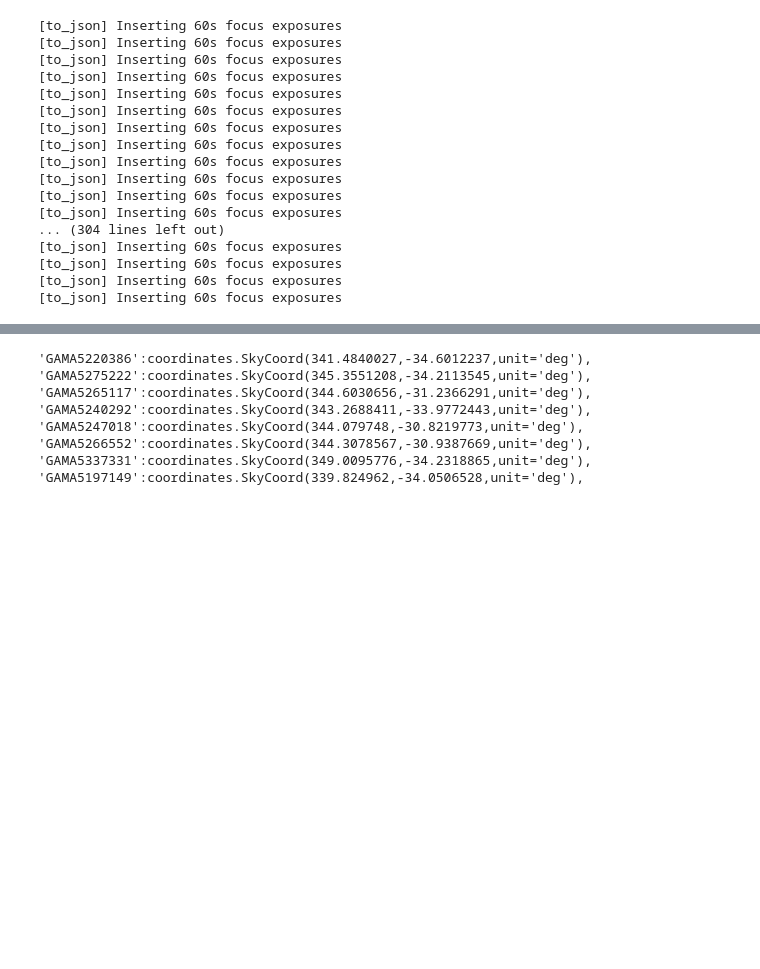
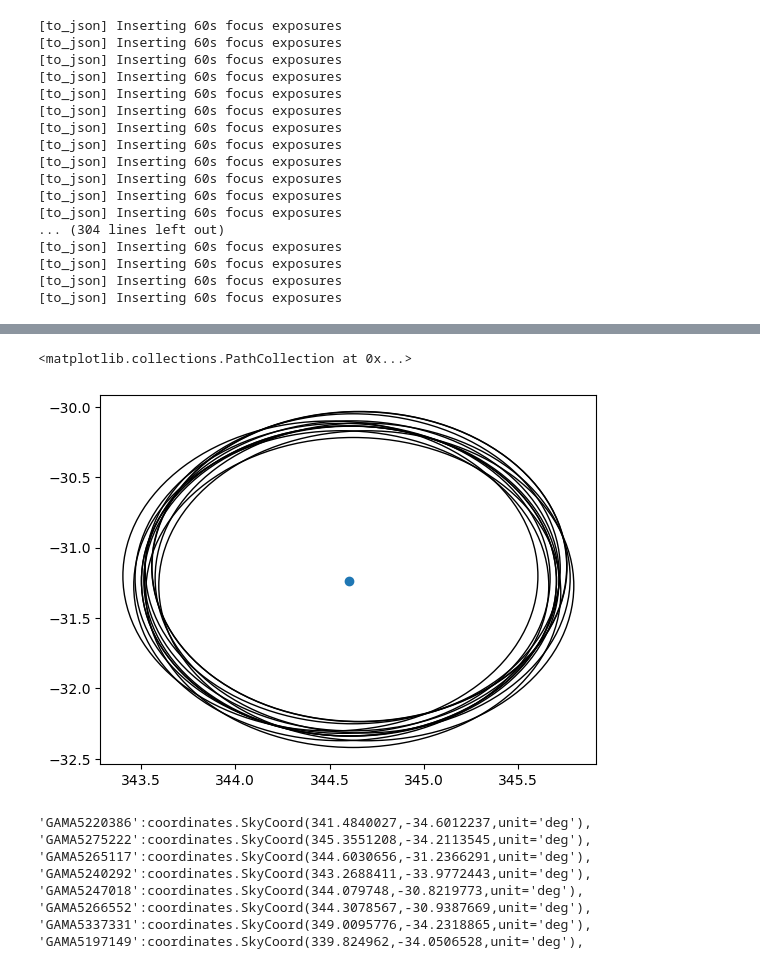
Before and after one commit to MerianSurvey/skipper, a Jupyter notebook: notebooks/AddMoreAGNBackup.ipynb, the cells around one changed output, grey strips where cells are left out. Cells and saved outputs as stored; diff of their text form; code cells hidden in the pictures; blank space fills up the shorter version.

```diff
--- a/notebooks/AddMoreAGNBackup.ipynb
+++ b/notebooks/AddMoreAGNBackup.ipynb
@@ -39,21 +37,26 @@ seed = int(''.join([ str(get_telenumber(x)) for x in seed_name ]))
 # %%
 agn_catalog = pd.read_csv('../data/GAMA_LowMass.txt', delim_whitespace=True, comment='#', index_col=0)
 # %%
+exptime_sd = {5:'5min', 1.5:'90sec'}
+exptime = 5.
+exptime_s = exptime_sd[exptime]
+
 for agn_index in range(len(agn_catalog.index)):
     for bandpass in ['g','r']:
         objid = agn_catalog.index[agn_index]
         objname = f'GAMA{objid}'
         # \\ make new backup directory if not exists
-        if not os.path.exists ( f'../json/backup_scripts/{objname}/5min'):
-            os.makedirs ( f'../json/backup_scripts/{objname}/5min', )
+        if not os.path.exists ( f'../json/backup_scripts/{objname}/{exptime_s}'):
+            os.makedirs ( f'../json/backup_scripts/{objname}/{exptime_s}', )
 
         catalog_l, ocat, frd_l = make_pointings.build_SOAGN ( objid, '../data/GAMA_LowMass.txt',
                                                               name = objname,
                                                               seqid='2022B',
+                                                              exptime=exptime,
                                                               seed=seed, filter=bandpass,
                                                               start_at_center=True )
         for script_index in range(len(catalog_l)):
-            json_name = f'../json/backup_scripts/{objname}/90sec/{objname}_90secAGN_{bandpass}_{script_index+1:02d}.json'
+            json_name = f'../json/backup_scripts/{objname}/{exptime_s}/{objname}_{exptime_s}AGN_{bandpass}_{script_index+1:02d}.json'
             ocat.to_json ( catalog_l[script_index], fp=json_name, end_with_onemin=False )
 # %% [output]
 [to_json] Inserting 60s focus exposures
@@ -75,0 +81,2 @@ for agn_index in range(len(agn_catalog.index)):
+# %%
+newbak = pd.read_json('../json/backup_scripts/GAMA5265117/5min/GAMA5265117_5minAGN_g_01.json')
@@ -76,3 +115,13 @@ for agn_index in range(len(agn_catalog.index)):
+# %%
+ax = plt.subplot(111)
+for name, row in newbak.iterrows ():
+    circ = patches.Circle ( (row['RA'], row['dec']), radius=1.1, facecolor='None', edgecolor='k' )
+    ax.add_patch ( circ )
+idx = 5265117
+ax.scatter ( agn_catalog.loc[idx, 'RA'], agn_catalog.loc[idx, 'Dec'], )
+# %% [output]
+<matplotlib.collections.PathCollection at 0x...>
+[figure, added]
 # %%
 for name, row in agn_catalog.iterrows():
     objname = f'GAMA{name}'
```
Also changed, not shown: parts of 4 cells of this notebook, 18 other files.
